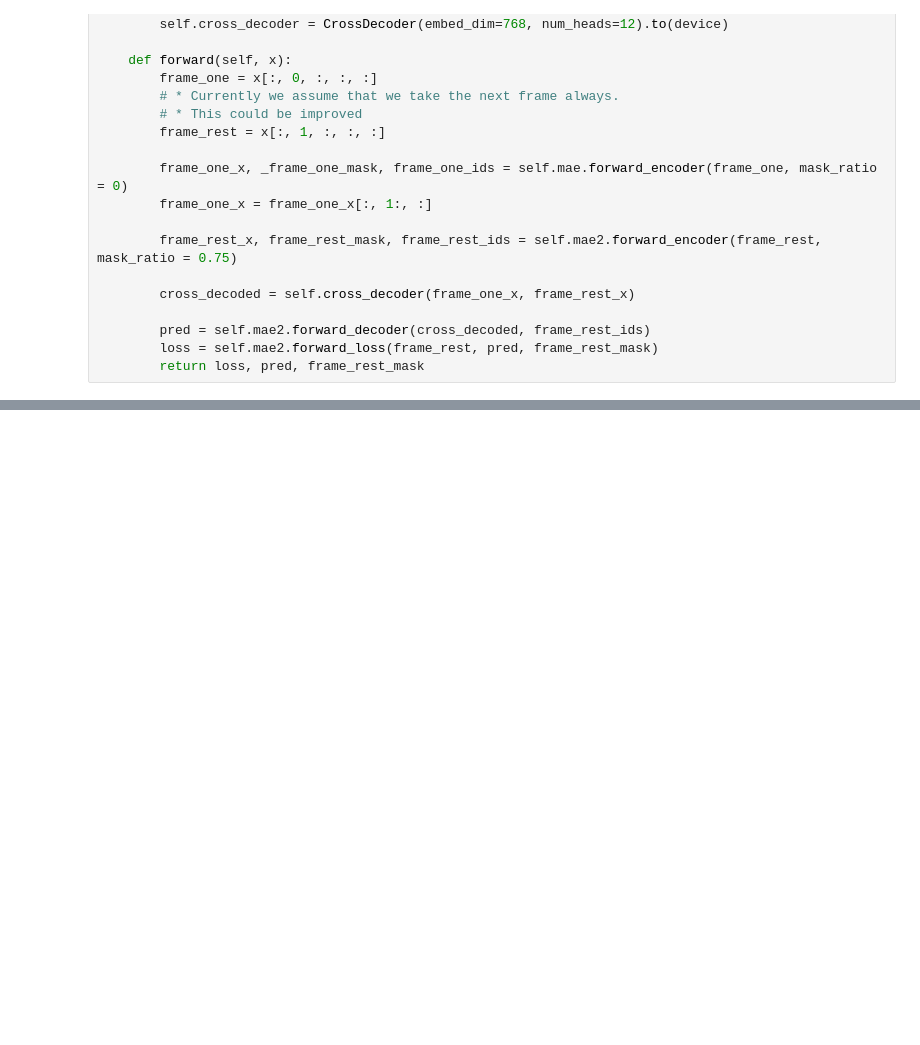
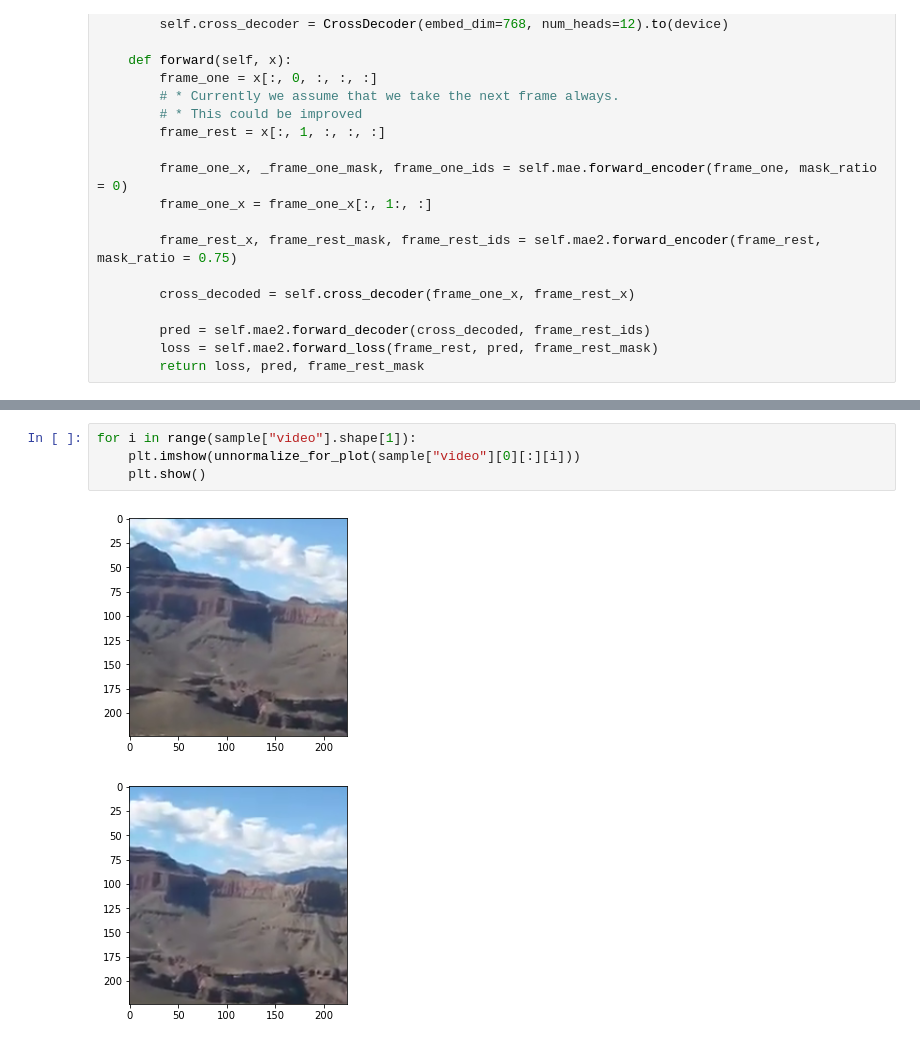
Before and after one commit to eleander/SiamMAE, a Jupyter notebook: SiamMAE.ipynb, the cells around one changed output, grey strips where cells are left out. Saved outputs shown, nothing was run; the diff lists cells and outputs as text; blank space fills up the shorter version.

```diff
--- a/SiamMAE.ipynb
+++ b/SiamMAE.ipynb
@@ -177,3 +185,10 @@ KeyboardInterrupt:
+# %%
+for i in range(sample["video"].shape[1]):
+    plt.imshow(unnormalize_for_plot(sample["video"][0][:][i]))
+    plt.show()
+# %% [output]
+[figure, added]
+[figure, added]
 # %%
 sample = next(iter(data_loader))
 sample["video"]
```
Also changed, not shown: parts of 4 cells of this notebook.
